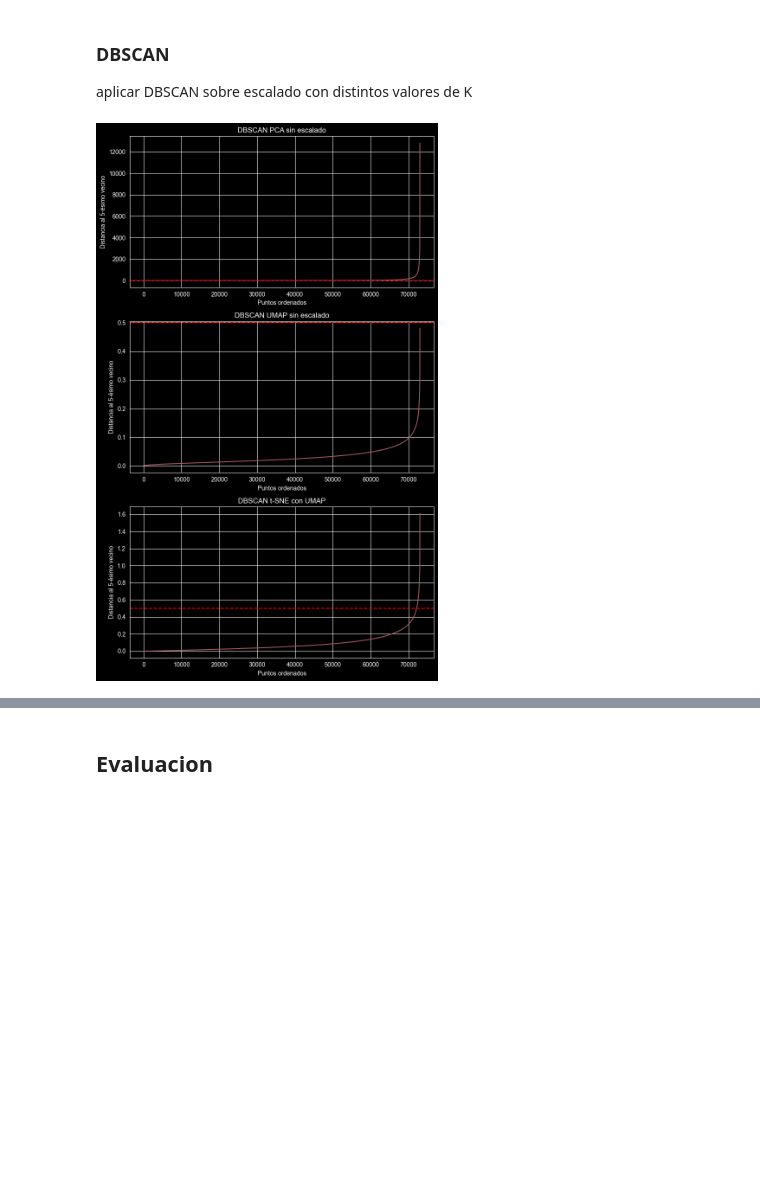
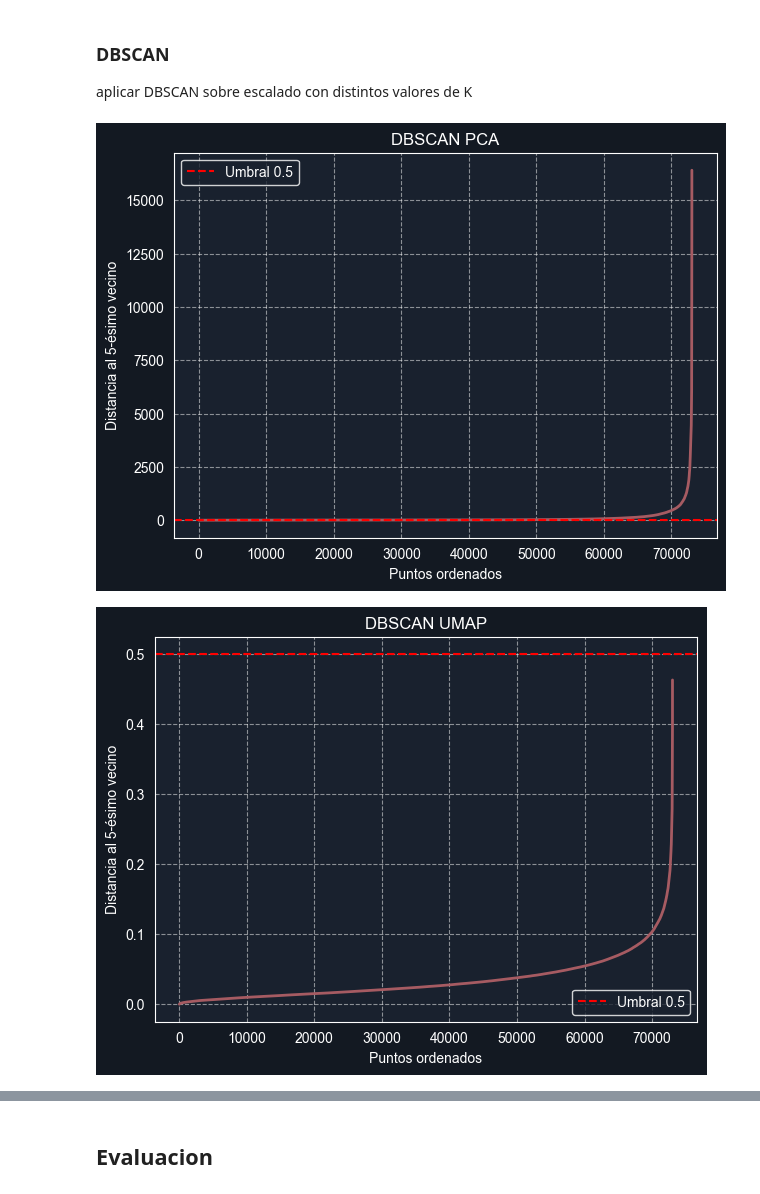
Before and after one commit to SebaSalasLvd/proyecto-mineria, a Jupyter notebook: hito-2/pregunta_4.ipynb, the cells around one changed output, grey strips where cells are left out. Drawn from its saved outputs; the diff is of its cells as text; code cells hidden in the pictures; blank space fills up the shorter version.

```diff
--- a/hito-2/pregunta_4.ipynb
+++ b/hito-2/pregunta_4.ipynb
@@ -1,3 +1,15 @@
+# %%
+import seaborn as sns
+import matplotlib.pyplot as plt
+
+
+# Configuración general
+plt.style.use('dark_background')  # Fondo oscuro
+
+# Color de fondo personalizado (hex, RGB o nombre)
+sns.set_palette("pastel")         # Paleta pastel (Seaborn)
+colores_pastel = ['#A65B62', "#FFB3BA", "#FFDFBA", "#BAFFC9", "#BAE1FF", "#D0BAFF", "#F9B7FF"]
+sns.set_palette(colores_pastel)
 # %% [markdown]
 Abriendo el dataset
 # %%
@@ -328,29 +358,49 @@ aplicar DBSCAN sobre escalado con distintos valores de K
 # %%
 from sklearn.neighbors import NearestNeighbors
 import matplotlib.pyplot as plt
 import numpy as np
 
-def plot_k_distances(X_data, title, ax, k=5):
+
+# Función para graficar la distancia al k-ésimo vecino
+def plot_k_distances(X_data, title, k=5, umbral=0.5):
     neighbors = NearestNeighbors(n_neighbors=k)
     neighbors_fit = neighbors.fit(X_data)
     distances, _ = neighbors_fit.kneighbors(X_data)
     k_distances = np.sort(distances[:, k-1])
-    ax.plot(k_distances)
-    ax.axhline(y=0.5, color='r', linestyle='--')
-    ax.set_title(title)
-    ax.set_xlabel('Puntos ordenados')
-    ax.set_ylabel(f'Distancia al {k}-ésimo vecino')
-    ax.grid(True)
 
-fig, axes = plt.subplots(3, 1, figsize=(8,13))
+    # Crear figura y ejes
+    fig, ax = plt.subplots(figsize=(7, 5))
 
-plot_k_distances(X_pca, 'DBSCAN PCA sin escalado', axes[0])
+    # Fondo
+    fig.patch.set_facecolor("#131922")  # Fondo exterior
+    ax.set_facecolor("#19212E")         # Fondo del gráfico
 
-plot_k_distances(X_umap, 'DBSCAN UMAP sin escalado', axes[1])
+    # Plot de la curva
+    ax.plot(k_distances, color="#A65B62", linewidth=2, zorder=2)
 
-plot_k_distances(X_tsne, 'DBSCAN t-SNE con UMAP', axes[2])
+    # Línea horizontal del umbral
+    ax.axhline(y=umbral, color='r', linestyle='--', linewidth=1.5, label=f'Umbral {umbral}')
 
-plt.tight_layout()
-plt.show()
+    # Estética
+    ax.set_title(title, color="white")
+    ax.set_xlabel('Puntos ordenados', color="white")
+    ax.set_ylabel(f'Distancia al {k}-ésimo vecino', color="white")
+    ax.grid(True, linestyle='--', alpha=0.5)
+
+    # Ejes y bordes blancos
+    ax.tick_params(colors='white')
+    for spine in ax.spines.values():
+        spine.set_color('white')
+
+    ax.legend(facecolor="#19212E", edgecolor='white')
+
+    plt.show()
+
+
+# Generar las 3 figuras separadas
+plot_k_distances(X_pca, 'DBSCAN PCA')
+plot_k_distances(X_umap, 'DBSCAN UMAP')
+plot_k_distances(X_tsne, 'DBSCAN t-SNE con UMAP')
 # %% [output]
-[figure, old version]
+[figure, new version]
+[figure, added]
```
Also changed, not shown: parts of 9 cells of this notebook.
